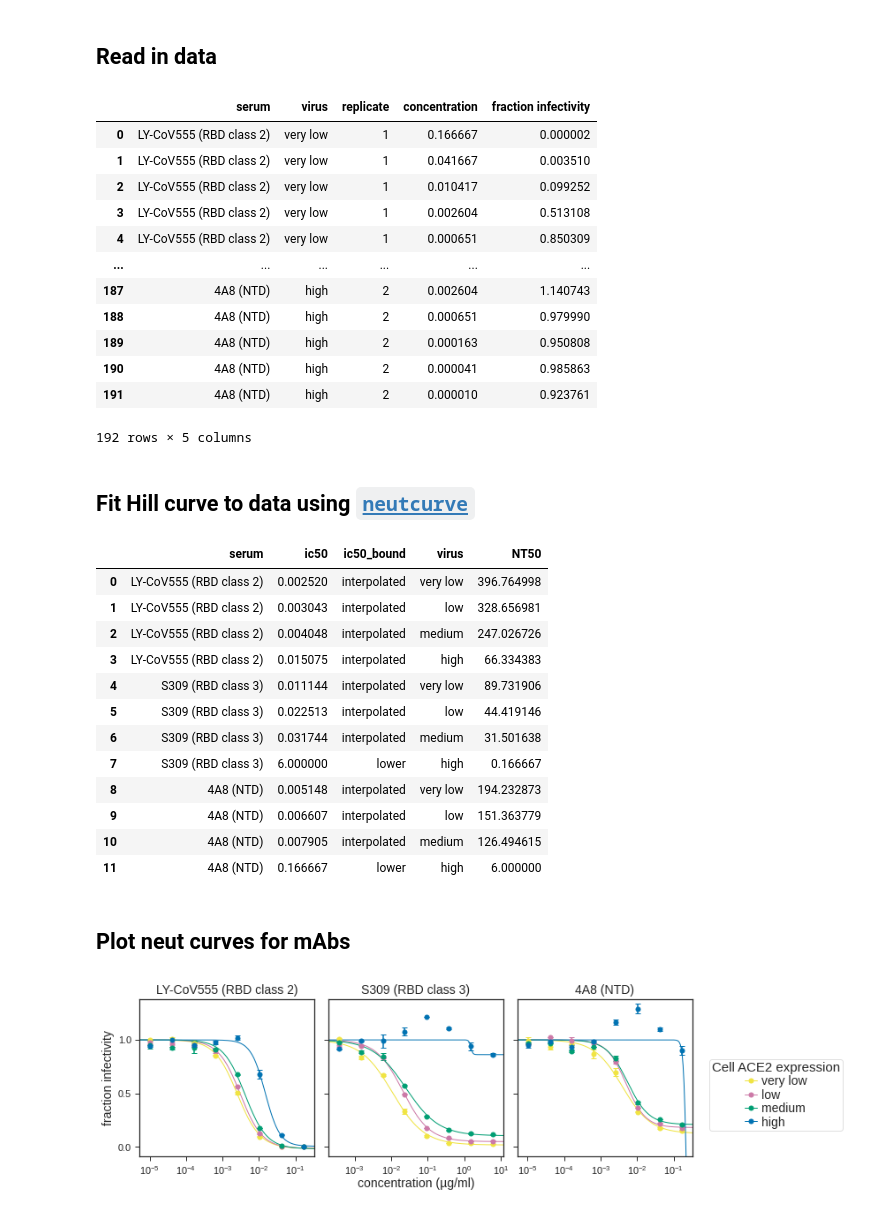
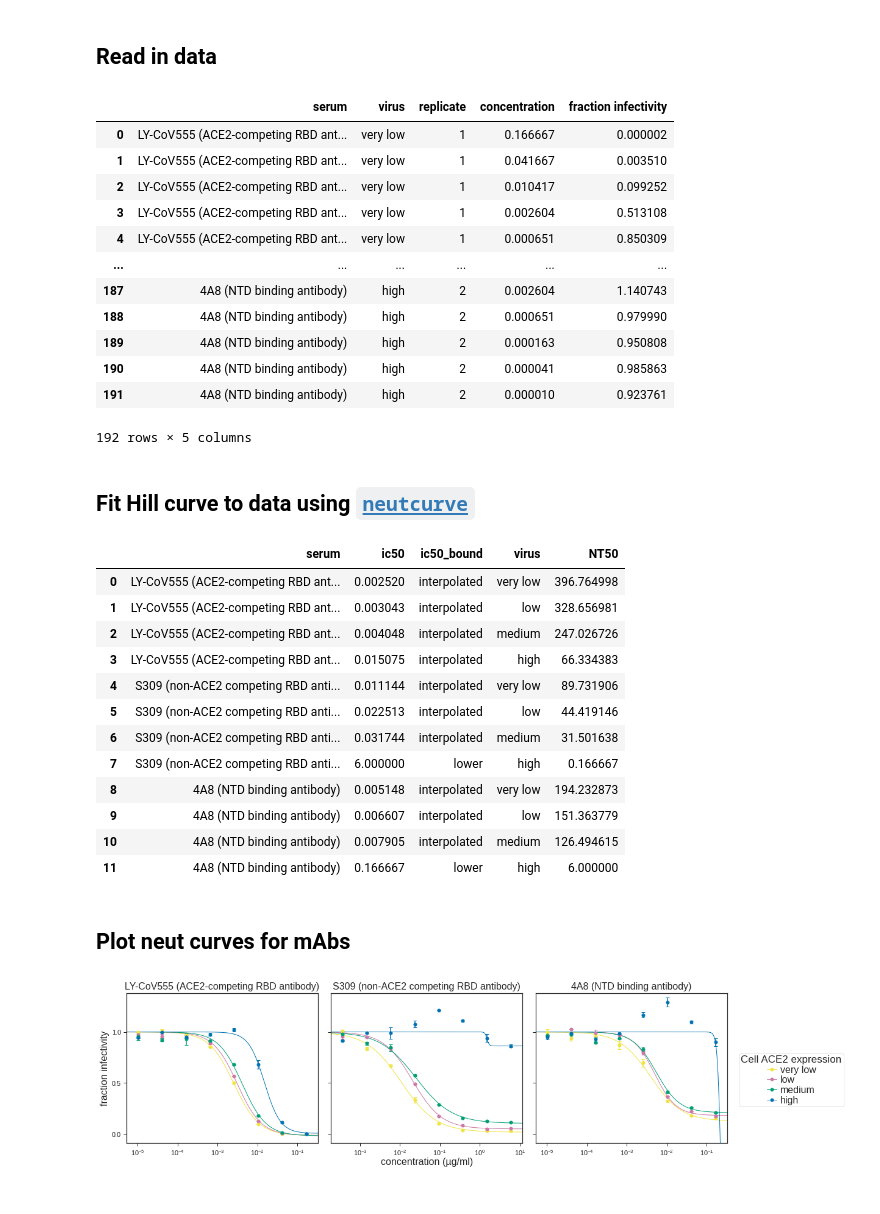
Before and after one commit to jbloomlab/Ace2_expression_neuts, a Jupyter notebook: virus_neutralization_mAbs.ipynb, the cells around one changed output. Saved outputs shown, nothing was run; the diff lists cells and outputs as text; code cells hidden in the pictures.

```diff
--- a/virus_neutralization_mAbs.ipynb
+++ b/virus_neutralization_mAbs.ipynb
@@ -45,24 +45,24 @@ os.makedirs(resultsdir, exist_ok=True)
 # %%
 frac_infect = pd.read_csv(config['mAb_neuts'], index_col=0)
 # %%
-frac_infect['serum'] = frac_infect['serum'].map({'LyCoV555': 'LY-CoV555 (RBD class 2)',
-                                                 'S309': 'S309 (RBD class 3)',
-                                                 '4A8': '4A8 (NTD)'})
+frac_infect['serum'] = frac_infect['serum'].map({'LyCoV555': 'LY-CoV555 (ACE2-competing RBD antibody)',
+                                                 'S309': 'S309 (non-ACE2 competing RBD antibody)',
+                                                 '4A8': '4A8 (NTD binding antibody)'})
 # %%
 frac_infect
 # %% [output]
 |  | serum | virus | replicate | concentration | fraction infectivity |
-| 0 | LY-CoV555 (RBD class 2) | very low | 1 | 0.166667 | 0.000002 |
-| 1 | LY-CoV555 (RBD class 2) | very low | 1 | 0.041667 | 0.003510 |
-| 2 | LY-CoV555 (RBD class 2) | very low | 1 | 0.010417 | 0.099252 |
-| 3 | LY-CoV555 (RBD class 2) | very low | 1 | 0.002604 | 0.513108 |
-| 4 | LY-CoV555 (RBD class 2) | very low | 1 | 0.000651 | 0.850309 |
+| 0 | LY-CoV555 (ACE2-competing RBD ant... | very low | 1 | 0.166667 | 0.000002 |
+| 1 | LY-CoV555 (ACE2-competing RBD ant... | very low | 1 | 0.041667 | 0.003510 |
+| 2 | LY-CoV555 (ACE2-competing RBD ant... | very low | 1 | 0.010417 | 0.099252 |
+| 3 | LY-CoV555 (ACE2-competing RBD ant... | very low | 1 | 0.002604 | 0.513108 |
+| 4 | LY-CoV555 (ACE2-competing RBD ant... | very low | 1 | 0.000651 | 0.850309 |
 | ... | ... | ... | ... | ... | ... |
-| 187 | 4A8 (NTD) | high | 2 | 0.002604 | 1.140743 |
-| 188 | 4A8 (NTD) | high | 2 | 0.000651 | 0.979990 |
-| 189 | 4A8 (NTD) | high | 2 | 0.000163 | 0.950808 |
-| 190 | 4A8 (NTD) | high | 2 | 0.000041 | 0.985863 |
-| 191 | 4A8 (NTD) | high | 2 | 0.000010 | 0.923761 |
+| 187 | 4A8 (NTD binding antibody) | high | 2 | 0.002604 | 1.140743 |
+| 188 | 4A8 (NTD binding antibody) | high | 2 | 0.000651 | 0.979990 |
+| 189 | 4A8 (NTD binding antibody) | high | 2 | 0.000163 | 0.950808 |
+| 190 | 4A8 (NTD binding antibody) | high | 2 | 0.000041 | 0.985863 |
+| 191 | 4A8 (NTD binding antibody) | high | 2 | 0.000010 | 0.923761 |
 192 rows × 5 columns
 # %% [markdown]
 ## Fit Hill curve to data using [`neutcurve`](https://jbloomlab.github.io/neutcurve/)
@@ -84,18 +84,18 @@ fitparams['virus'] = pd.Categorical(fitparams['virus'],
 fitparams
 # %% [output]
 |  | serum | ic50 | ic50_bound | virus | NT50 |
-| 0 | LY-CoV555 (RBD class 2) | 0.002520 | interpolated | very low | 396.764998 |
-| 1 | LY-CoV555 (RBD class 2) | 0.003043 | interpolated | low | 328.656981 |
-| 2 | LY-CoV555 (RBD class 2) | 0.004048 | interpolated | medium | 247.026726 |
-| 3 | LY-CoV555 (RBD class 2) | 0.015075 | interpolated | high | 66.334383 |
-| 4 | S309 (RBD class 3) | 0.011144 | interpolated | very low | 89.731906 |
-| 5 | S309 (RBD class 3) | 0.022513 | interpolated | low | 44.419146 |
-| 6 | S309 (RBD class 3) | 0.031744 | interpolated | medium | 31.501638 |
-| 7 | S309 (RBD class 3) | 6.000000 | lower | high | 0.166667 |
-| 8 | 4A8 (NTD) | 0.005148 | interpolated | very low | 194.232873 |
-| 9 | 4A8 (NTD) | 0.006607 | interpolated | low | 151.363779 |
-| 10 | 4A8 (NTD) | 0.007905 | interpolated | medium | 126.494615 |
-| 11 | 4A8 (NTD) | 0.166667 | lower | high | 6.000000 |
+| 0 | LY-CoV555 (ACE2-competing RBD ant... | 0.002520 | interpolated | very low | 396.764998 |
+| 1 | LY-CoV555 (ACE2-competing RBD ant... | 0.003043 | interpolated | low | 328.656981 |
+| 2 | LY-CoV555 (ACE2-competing RBD ant... | 0.004048 | interpolated | medium | 247.026726 |
+| 3 | LY-CoV555 (ACE2-competing RBD ant... | 0.015075 | interpolated | high | 66.334383 |
+| 4 | S309 (non-ACE2 competing RBD anti... | 0.011144 | interpolated | very low | 89.731906 |
+| 5 | S309 (non-ACE2 competing RBD anti... | 0.022513 | interpolated | low | 44.419146 |
+| 6 | S309 (non-ACE2 competing RBD anti... | 0.031744 | interpolated | medium | 31.501638 |
+| 7 | S309 (non-ACE2 competing RBD anti... | 6.000000 | lower | high | 0.166667 |
+| 8 | 4A8 (NTD binding antibody) | 0.005148 | interpolated | very low | 194.232873 |
+| 9 | 4A8 (NTD binding antibody) | 0.006607 | interpolated | low | 151.363779 |
+| 10 | 4A8 (NTD binding antibody) | 0.007905 | interpolated | medium | 126.494615 |
+| 11 | 4A8 (NTD binding antibody) | 0.166667 | lower | high | 6.000000 |
 # %%
 fitparams['ic50_is_bound'] = fitparams['ic50_bound'].apply(lambda x: True if x!='interpolated' else False)
 # %% [markdown]
@@ -103,20 +103,20 @@ fitparams['ic50_is_bound'] = fitparams['ic50_bound'].apply(lambda x: True if x!=
 # %%
 fig, axes = fits.plotSera(
                           viruses=['very low', 'low', 'medium', 'high'],
                           xlabel='concentration (µg/ml)',
                           ncol=3,
-                          widthscale=1,
-                          heightscale=1.2,
-                          titlesize=14, labelsize=14, ticksize=11,
-                          legendfontsize=14, yticklocs=[0,0.5,1],
+                          widthscale=1.5,
+                          heightscale=1.5,
+                          titlesize=16, labelsize=16, ticksize=11,
+                          legendfontsize=16, yticklocs=[0,0.5,1],
                           markersize=5, linewidth=1,
                           legendtitle='Cell ACE2 expression' ,
                           virus_to_color_marker={
                               'very low': ('#F0E442', 'o'),
                               'low': ('#CC79A7', 'o'),
                               'medium': ('#009E73', 'o'),
                               'high': ('#0072B2', 'o')},
                           sharex=False
                          )
 # %% [output]
-[figure, old version]
+[figure, new version]
```
